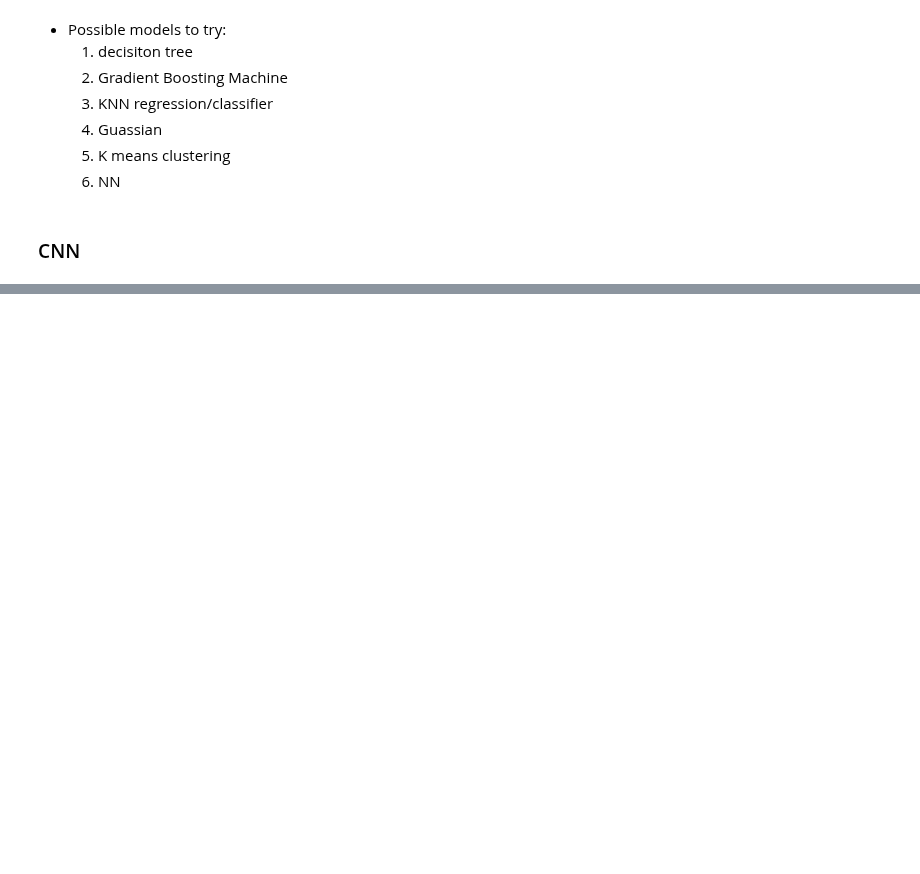
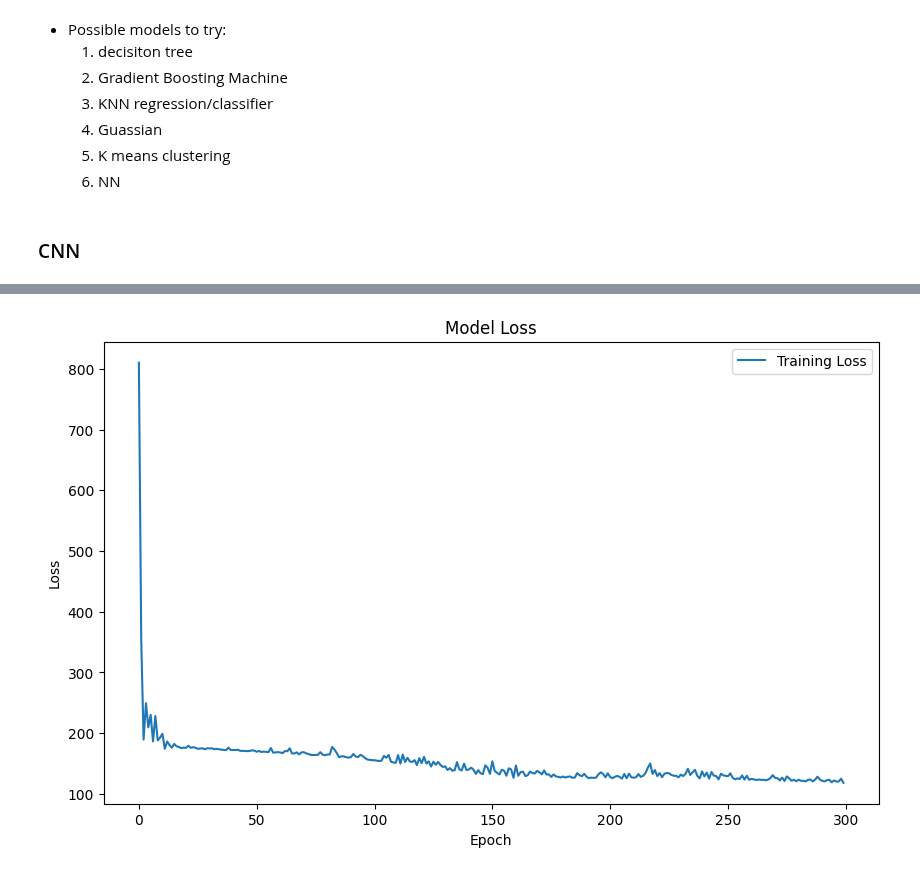
Before and after one commit to Victor-lyhan/Parkinson-Diagnosis, a Jupyter notebook: Computer Vision/Data_Analysis.ipynb, the cells around one changed output, grey strips where cells are left out. Drawn from its saved outputs; the diff is of its cells as text; code cells hidden in the pictures; blank space fills up the shorter version.

Commit message:
models created, code oragnized

```diff
--- a/Computer Vision/Data_Analysis.ipynb
+++ b/Computer Vision/Data_Analysis.ipynb
@@ -354,0 +361,10 @@ import matplotlib.pyplot as plt
+# %%
+var_input = ['std', 'FoG Ratio', 'UPDRS-II']
+var_predict = ['TUG dual-task time']
+
+df_ml = df_allStats_noOutlier_core[var_input + var_predict]
+
+X = df_ml[[var_input[0]]]
+y = df_ml[[var_predict[0]]]
+
+X_train, X_test, y_train, y_test = train_test_split(X,y,test_size=0.2, random_state=42)
@@ -376,0 +418,15 @@ model.save('cnn_version1.h5')
+# %%
+import matplotlib.pyplot as plt
+
+# Plot training & validation loss values
+plt.figure(figsize=(10, 6))
+plt.plot(history.history['loss'], label='Training Loss')
+if 'val_loss' in history.history:
+    plt.plot(history.history['val_loss'], label='Validation Loss')
+plt.title('Model Loss')
+plt.ylabel('Loss')
+plt.xlabel('Epoch')
+plt.legend(loc='upper right')
+plt.show()
+# %% [output]
+[figure, added]
```
Also changed, not shown: parts of 11 cells of this notebook, 5 other files.
